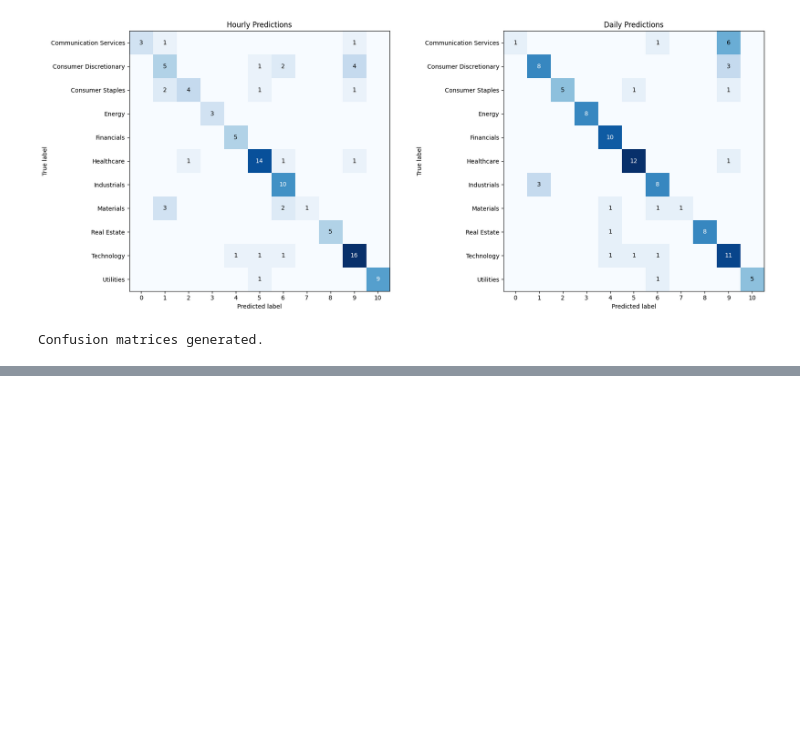
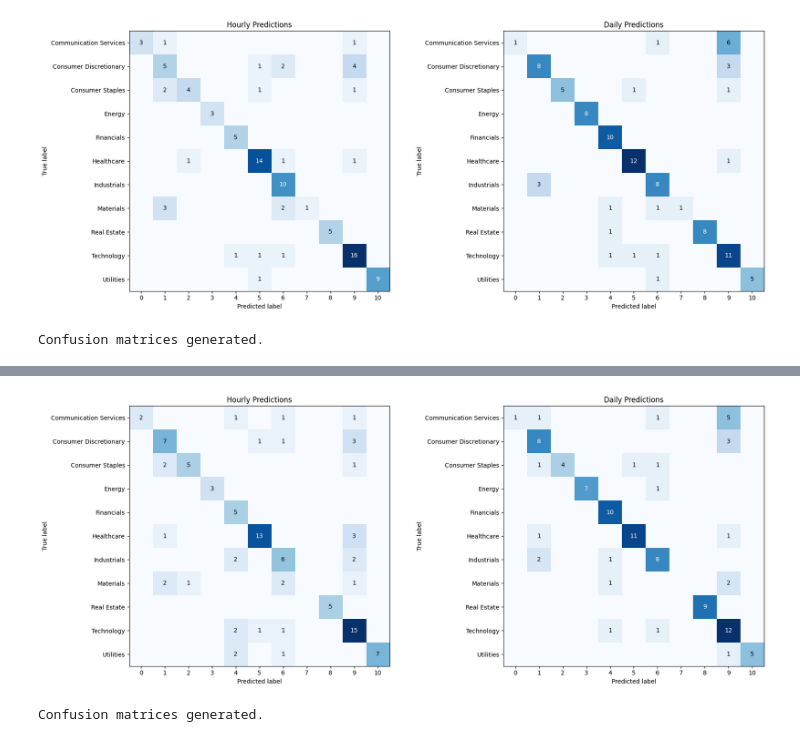
Before and after one commit to rustadadam/PF-GAP, a Jupyter notebook: experiments/visuals/confusion_matrix.ipynb, the cells around one changed output, grey strips where cells are left out. Saved outputs shown, nothing was run; the diff lists cells and outputs as text; code cells hidden in the pictures; blank space fills up the shorter version.

```diff
--- a/experiments/visuals/confusion_matrix.ipynb
+++ b/experiments/visuals/confusion_matrix.ipynb
@@ -136,0 +169,8 @@ Confusion matrices generated.
+# %%
+run_experiment(get_fresh_pred,
+               X_train_hourly, y_train_hourly, X_test_hourly, static_train_hourly, static_test_hourly,
+               X_train_daily, y_train_daily, X_test_daily, static_train_daily, static_test_daily,
+               )
+# %% [output]
+[figure, added]
+Confusion matrices generated.
```
Also changed, not shown: parts of 10 cells of this notebook, 1 other file.
